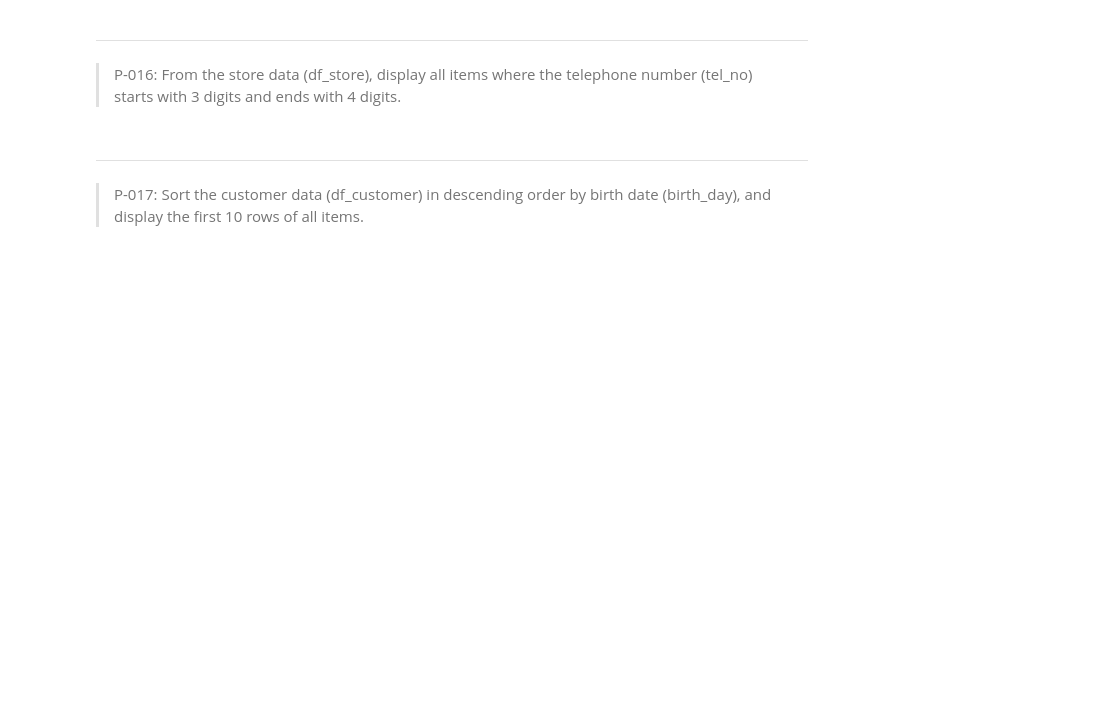
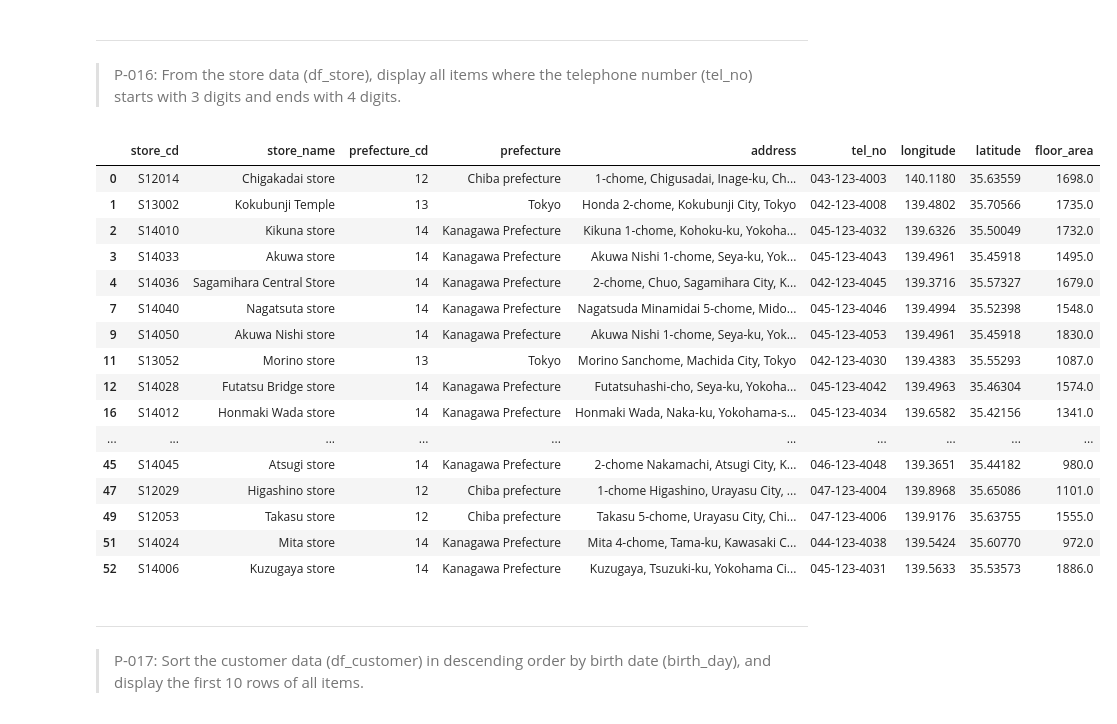
Before and after one commit to minhchau-creator/100_days_practice_pandas, a Jupyter notebook: 100_bai_tap_pandas/notebooks_en/exercises/100_pandas_exercises_en.ipynb, the cells around one changed output. Saved outputs shown, nothing was run; the diff lists cells and outputs as text; code cells hidden in the pictures; blank space fills up the shorter version.

```diff
--- a/100_bai_tap_pandas/notebooks_en/exercises/100_pandas_exercises_en.ipynb
+++ b/100_bai_tap_pandas/notebooks_en/exercises/100_pandas_exercises_en.ipynb
@@ -259,6 +292,26 @@ df_store.query("address.str.contains('横浜市')").head(10)
 # %% [markdown]
 ---
 > P-016: From the store data (df_store), display all items where the telephone number (tel_no) starts with 3 digits and ends with 4 digits.
+# %%
+df_store.query("tel_no.str.contains(r'^[0-9]{3}-[0-9]{3}-[0-9]{4}$')")
+# %% [output]
+|  | store_cd | store_name | prefecture_cd | prefecture | address | tel_no | longitude | latitude | floor_area |
+| 0 | S12014 | Chigakadai store | 12 | Chiba prefecture | 1-chome, Chigusadai, Inage-ku, Ch... | 043-123-4003 | 140.1180 | 35.63559 | 1698.0 |
+| 1 | S13002 | Kokubunji Temple | 13 | Tokyo | Honda 2-chome, Kokubunji City, Tokyo | 042-123-4008 | 139.4802 | 35.70566 | 1735.0 |
+| 2 | S14010 | Kikuna store | 14 | Kanagawa Prefecture | Kikuna 1-chome, Kohoku-ku, Yokoha... | 045-123-4032 | 139.6326 | 35.50049 | 1732.0 |
+| 3 | S14033 | Akuwa store | 14 | Kanagawa Prefecture | Akuwa Nishi 1-chome, Seya-ku, Yok... | 045-123-4043 | 139.4961 | 35.45918 | 1495.0 |
+| 4 | S14036 | Sagamihara Central Store | 14 | Kanagawa Prefecture | 2-chome, Chuo, Sagamihara City, K... | 042-123-4045 | 139.3716 | 35.57327 | 1679.0 |
+| 7 | S14040 | Nagatsuta store | 14 | Kanagawa Prefecture | Nagatsuda Minamidai 5-chome, Mido... | 045-123-4046 | 139.4994 | 35.52398 | 1548.0 |
+| 9 | S14050 | Akuwa Nishi store | 14 | Kanagawa Prefecture | Akuwa Nishi 1-chome, Seya-ku, Yok... | 045-123-4053 | 139.4961 | 35.45918 | 1830.0 |
+| 11 | S13052 | Morino store | 13 | Tokyo | Morino Sanchome, Machida City, Tokyo | 042-123-4030 | 139.4383 | 35.55293 | 1087.0 |
+| 12 | S14028 | Futatsu Bridge store | 14 | Kanagawa Prefecture | Futatsuhashi-cho, Seya-ku, Yokoha... | 045-123-4042 | 139.4963 | 35.46304 | 1574.0 |
+| 16 | S14012 | Honmaki Wada store | 14 | Kanagawa Prefecture | Honmaki Wada, Naka-ku, Yokohama-s... | 045-123-4034 | 139.6582 | 35.42156 | 1341.0 |
+| ... | ... | ... | ... | ... | ... | ... | ... | ... | ... |
+| 45 | S14045 | Atsugi store | 14 | Kanagawa Prefecture | 2-chome Nakamachi, Atsugi City, K... | 046-123-4048 | 139.3651 | 35.44182 | 980.0 |
+| 47 | S12029 | Higashino store | 12 | Chiba prefecture | 1-chome Higashino, Urayasu City, ... | 047-123-4004 | 139.8968 | 35.65086 | 1101.0 |
+| 49 | S12053 | Takasu store | 12 | Chiba prefecture | Takasu 5-chome, Urayasu City, Chi... | 047-123-4006 | 139.9176 | 35.63755 | 1555.0 |
+| 51 | S14024 | Mita store | 14 | Kanagawa Prefecture | Mita 4-chome, Tama-ku, Kawasaki C... | 044-123-4038 | 139.5424 | 35.60770 | 972.0 |
+| 52 | S14006 | Kuzugaya store | 14 | Kanagawa Prefecture | Kuzugaya, Tsuzuki-ku, Yokohama Ci... | 045-123-4031 | 139.5633 | 35.53573 | 1886.0 |
 # %% [markdown]
 ---
 > P-017: Sort the customer data (df_customer) in descending order by birth date (birth_day), and display the first 10 rows of all items.
```
Also changed, not shown: parts of 7 cells of this notebook.
